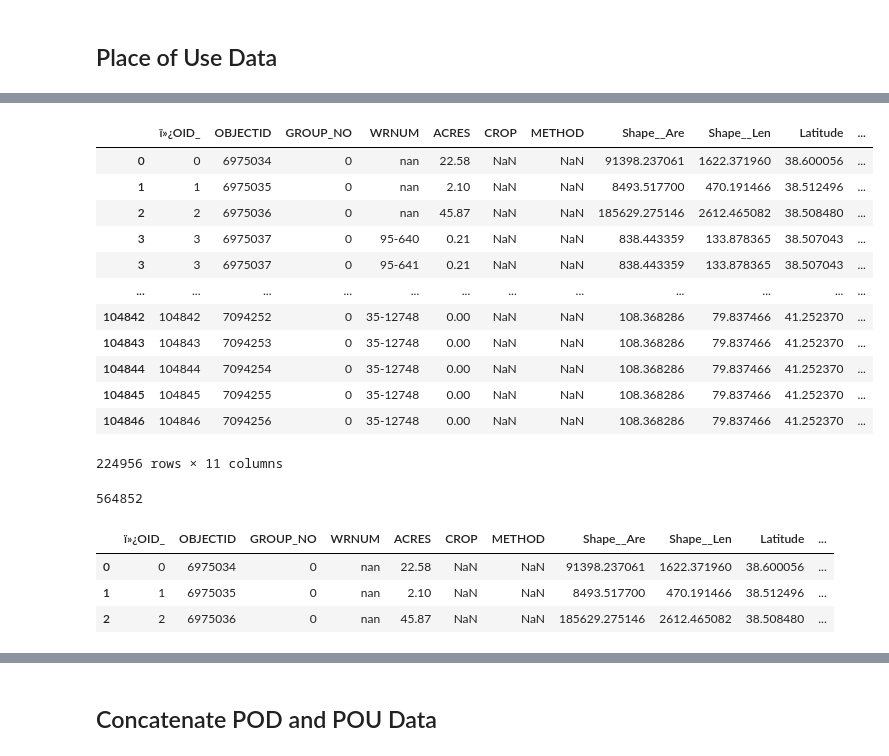
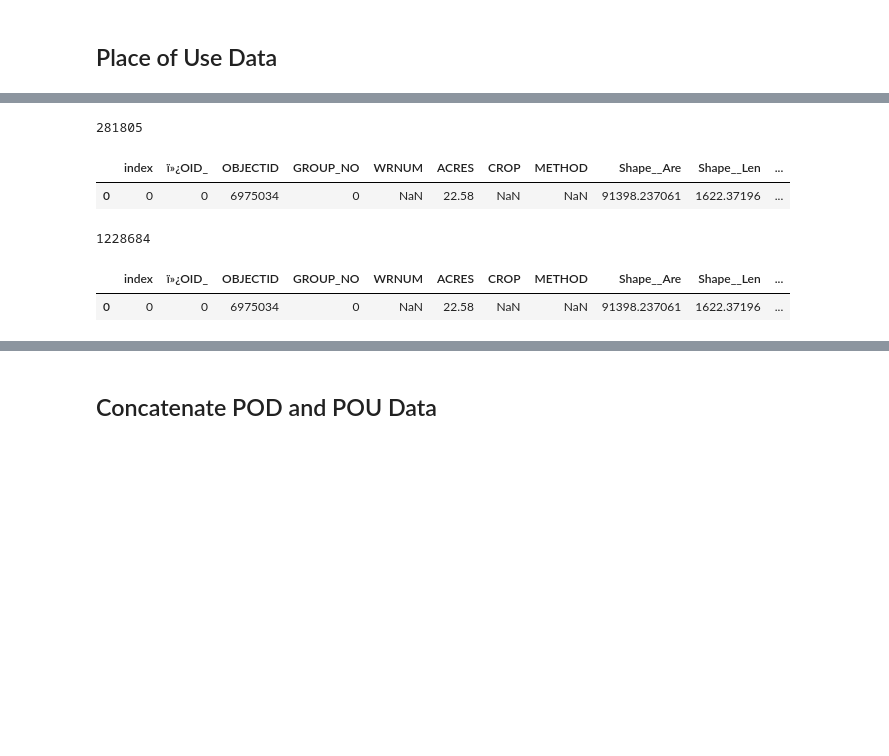
Before and after one commit to WSWCWaterDataExchange/MappingStatesDataToWaDE2.0, a Jupyter notebook: Utah/WaterAllocation/0_PreProcessUtahAllocationData.ipynb, the cells around one changed output, grey strips where cells are left out. Drawn from its saved outputs; the diff is of its cells as text; code cells hidden in the pictures; blank space fills up the shorter version.

```diff
--- a/Utah/WaterAllocation/0_PreProcessUtahAllocationData.ipynb
+++ b/Utah/WaterAllocation/0_PreProcessUtahAllocationData.ipynb
@@ -96,44 +101,33 @@ dfPOUin
 # %%
-# Remove empty WRNUMS rows, can't match those to anything.
-def emptyWRNUMS(val):
-    val = str(val).strip()
-    val = val.rstrip(",")  # strip trailing commas
-    return val
+# # Remove empty WRNUMS rows, can't match those to anything.
+# def emptyWRNUMS(val):
+#     val = str(val).strip()
+#     val = val.rstrip(",")  # strip trailing commas
+#     return val
 
-dfPOUin['WRNUMS'] = dfPOUin.apply(lambda row: emptyWRNUMS(row['WRNUMS']), axis=1)
-dfPOUin = dfPOUin[dfPOUin['WRNUMS'] != '']
-dfPOUin = dfPOUin.reset_index(drop=True)
+# dfPOUin['WRNUMS'] = dfPOUin.apply(lambda row: emptyWRNUMS(row['WRNUMS']), axis=1)
+# dfPOUin = dfPOUin[dfPOUin['WRNUMS'] != '']
+# dfPOUin = dfPOUin.reset_index(drop=True)
 # %%
 # Need to split out WRNUMS into their own row
 # The explode() method explodes lists into separate rows.
-dfPOUin = dfPOUin.assign(WRNUMS=dfPOUin['WRNUMS'].str.split(',')).explode('WRNUMS')
+dfPOUin = dfPOUin.assign(WRNUMS=dfPOUin['WRNUMS'].str.split(',')).explode('WRNUMS').reset_index()
 dfPOUin = dfPOUin.rename({'WRNUMS': 'WRNUM'}, axis=1)
-dfPOUin
+print(len(dfPOUin))
+dfPOUin.head(1)
 # %% [output]
+281805
-|  | ï»¿OID_ | OBJECTID | GROUP_NO | WRNUM | ACRES | CROP | METHOD | Shape__Are | Shape__Len | Latitude | ... |
-| 0 | 0 | 6975034 | 0 | nan | 22.58 | NaN | NaN | 91398.237061 | 1622.371960 | 38.600056 | ... |
-| 1 | 1 | 6975035 | 0 | nan | 2.10 | NaN | NaN | 8493.517700 | 470.191466 | 38.512496 | ... |
-| 2 | 2 | 6975036 | 0 | nan | 45.87 | NaN | NaN | 185629.275146 | 2612.465082 | 38.508480 | ... |
-| 3 | 3 | 6975037 | 0 | 95-640 | 0.21 | NaN | NaN | 838.443359 | 133.878365 | 38.507043 | ... |
-| 3 | 3 | 6975037 | 0 | 95-641 | 0.21 | NaN | NaN | 838.443359 | 133.878365 | 38.507043 | ... |
-| ... | ... | ... | ... | ... | ... | ... | ... | ... | ... | ... | ... |
-| 104842 | 104842 | 7094252 | 0 | 35-12748 | 0.00 | NaN | NaN | 108.368286 | 79.837466 | 41.252370 | ... |
-| 104843 | 104843 | 7094253 | 0 | 35-12748 | 0.00 | NaN | NaN | 108.368286 | 79.837466 | 41.252370 | ... |
-| 104844 | 104844 | 7094254 | 0 | 35-12748 | 0.00 | NaN | NaN | 108.368286 | 79.837466 | 41.252370 | ... |
-| 104845 | 104845 | 7094255 | 0 | 35-12748 | 0.00 | NaN | NaN | 108.368286 | 79.837466 | 41.252370 | ... |
-| 104846 | 104846 | 7094256 | 0 | 35-12748 | 0.00 | NaN | NaN | 108.368286 | 79.837466 | 41.252370 | ... |
+|  | index | ï»¿OID_ | OBJECTID | GROUP_NO | WRNUM | ACRES | CROP | METHOD | Shape__Are | Shape__Len | ... |
+| 0 | 0 | 0 | 6975034 | 0 | NaN | 22.58 | NaN | NaN | 91398.237061 | 1622.37196 | ... |
-224956 rows × 11 columns
 # %%
 # Merging dataframes into one, using left-join.
-dfPOU = pd.merge(dfPOUin, dfWMain[['WRNUM', 'DATE_FILED', 'DATE_TERMINATED', 'IRRIGATION_DEPLETION']], on='WRNUM', how='left')
-dfPOU = pd.merge(dfPOU, dfIrrin[['WRNUM', 'USE_END_DATE', 'USE_BEG_DATE']], on='WRNUM', how='left')
-dfPOU = pd.merge(dfPOU, dfMunin[['WRNUM', 'MUNICIPALITY']], on='WRNUM', how='left')
-dfPOU = pd.merge(dfPOU, dfPowin[['WRNUM', 'POWER_CAPACITY']], on='WRNUM', how='left')
-print(len(dfPOU))
-dfPOU.head(3)
+dfPOUin = pd.merge(dfPOUin, dfWMain[['WRNUM', 'DATE_FILED', 'DATE_TERMINATED', 'IRRIGATION_DEPLETION']], on='WRNUM', how='left')
+dfPOUin = pd.merge(dfPOUin, dfIrrin[['WRNUM', 'USE_END_DATE', 'USE_BEG_DATE']], on='WRNUM', how='left')
+dfPOUin = pd.merge(dfPOUin, dfMunin[['WRNUM', 'MUNICIPALITY']], on='WRNUM', how='left')
+dfPOUin = pd.merge(dfPOUin, dfPowin[['WRNUM', 'POWER_CAPACITY']], on='WRNUM', how='left')
+print(len(dfPOUin))
+dfPOUin.head(1)
 # %% [output]
-564852
+1228684
-|  | ï»¿OID_ | OBJECTID | GROUP_NO | WRNUM | ACRES | CROP | METHOD | Shape__Are | Shape__Len | Latitude | ... |
-| 0 | 0 | 6975034 | 0 | nan | 22.58 | NaN | NaN | 91398.237061 | 1622.371960 | 38.600056 | ... |
-| 1 | 1 | 6975035 | 0 | nan | 2.10 | NaN | NaN | 8493.517700 | 470.191466 | 38.512496 | ... |
-| 2 | 2 | 6975036 | 0 | nan | 45.87 | NaN | NaN | 185629.275146 | 2612.465082 | 38.508480 | ... |
+|  | index | ï»¿OID_ | OBJECTID | GROUP_NO | WRNUM | ACRES | CROP | METHOD | Shape__Are | Shape__Len | ... |
+| 0 | 0 | 0 | 6975034 | 0 | NaN | 22.58 | NaN | NaN | 91398.237061 | 1622.37196 | ... |
```
Also changed, not shown: parts of 24 cells of this notebook, 54 other files.
